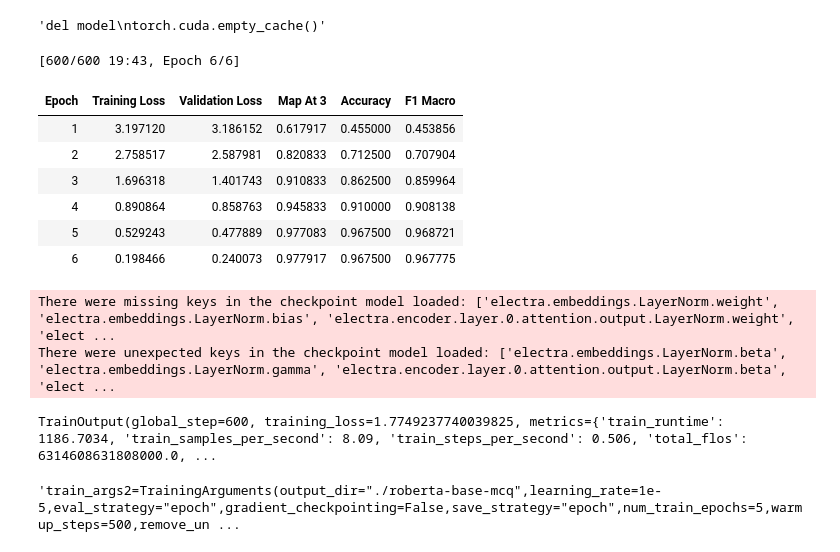
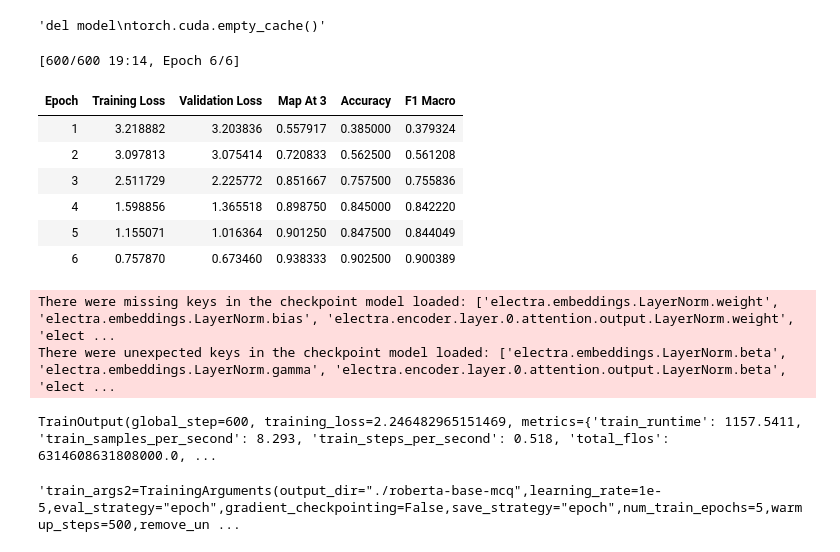
Before and after one commit to chay123-crypto/mcq-solver-transformers, a Jupyter notebook: DL-24f2002314-notebook-t22026.ipynb, the cells around one changed output. Cells and saved outputs as stored; diff of their text form; code cells hidden in the pictures.

```diff
--- a/DL-24f2002314-notebook-t22026.ipynb
+++ b/DL-24f2002314-notebook-t22026.ipynb
@@ -789,27 +789,27 @@ torch.cuda.empty_cache()"""
 # %%
 processed_train1.set_format(type="torch",columns=["input_ids","attention_mask","label"])
 processed_val1.set_format(type="torch",columns=["input_ids","attention_mask","label"])
 
 #processed_train2.set_format(type="torch",columns=["input_ids","attention_mask","label"])
 #processed_val2.set_format(type="torch",columns=["input_ids","attention_mask","label"])
 
-train_args1=TrainingArguments(output_dir="./electra-base-mcq",learning_rate=2e-5,eval_strategy="epoch",gradient_checkpointing=False,save_strategy="epoch",num_train_epochs=6,warmup_steps=500,remove_unused_columns=False,max_grad_norm=1.0,
+train_args1=TrainingArguments(output_dir="./electra-base-mcq",learning_rate=1e-5,eval_strategy="epoch",gradient_checkpointing=False,save_strategy="epoch",num_train_epochs=6,warmup_steps=500,remove_unused_columns=False,max_grad_norm=1.0,
                              fp16=False,weight_decay=0.01,logging_steps=10,metric_for_best_model="map_at_3",per_device_train_batch_size=8,per_device_eval_batch_size=8,load_best_model_at_end=True)
 
 trainer1=Trainer(model=model1,args=train_args1,train_dataset=processed_train1,eval_dataset=processed_val1,compute_metrics=compute_metrics)
 trainer1.train()
 # %% [output]
-[600/600 19:43, Epoch 6/6]
+[600/600 19:14, Epoch 6/6]
 | Epoch | Training Loss | Validation Loss | Map At 3 | Accuracy | F1 Macro |
-| 1 | 3.197120 | 3.186152 | 0.617917 | 0.455000 | 0.453856 |
-| 2 | 2.758517 | 2.587981 | 0.820833 | 0.712500 | 0.707904 |
-| 3 | 1.696318 | 1.401743 | 0.910833 | 0.862500 | 0.859964 |
-| 4 | 0.890864 | 0.858763 | 0.945833 | 0.910000 | 0.908138 |
-| 5 | 0.529243 | 0.477889 | 0.977083 | 0.967500 | 0.968721 |
-| 6 | 0.198466 | 0.240073 | 0.977917 | 0.967500 | 0.967775 |
+| 1 | 3.218882 | 3.203836 | 0.557917 | 0.385000 | 0.379324 |
+| 2 | 3.097813 | 3.075414 | 0.720833 | 0.562500 | 0.561208 |
+| 3 | 2.511729 | 2.225772 | 0.851667 | 0.757500 | 0.755836 |
+| 4 | 1.598856 | 1.365518 | 0.898750 | 0.845000 | 0.842220 |
+| 5 | 1.155071 | 1.016364 | 0.901250 | 0.847500 | 0.844049 |
+| 6 | 0.757870 | 0.673460 | 0.938333 | 0.902500 | 0.900389 |
 There were missing keys in the checkpoint model loaded: ['electra.embeddings.LayerNorm.weight', 'electra.embeddings.LayerNorm.bias', 'electra.encoder.layer.0.attention.output.LayerNorm.weight', 'elect ...
 There were unexpected keys in the checkpoint model loaded: ['electra.embeddings.LayerNorm.beta', 'electra.embeddings.LayerNorm.gamma', 'electra.encoder.layer.0.attention.output.LayerNorm.beta', 'elect ...
-TrainOutput(global_step=600, training_loss=1.7749237740039825, metrics={'train_runtime': 1186.7034, 'train_samples_per_second': 8.09, 'train_steps_per_second': 0.506, 'total_flos': 6314608631808000.0, ...
+TrainOutput(global_step=600, training_loss=2.246482965151469, metrics={'train_runtime': 1157.5411, 'train_samples_per_second': 8.293, 'train_steps_per_second': 0.518, 'total_flos': 6314608631808000.0, ...
 # %%
 """train_args2=TrainingArguments(output_dir="./roberta-base-mcq",learning_rate=1e-5,eval_strategy="epoch",gradient_checkpointing=False,save_strategy="epoch",num_train_epochs=5,warmup_steps=500,remove_unused_columns=False,max_grad_norm=1.0,
                              fp16=False,weight_decay=0.01,logging_steps=10,metric_for_best_model="map_at_3",per_device_train_batch_size=8,per_device_eval_batch_size=8,load_best_model_at_end=True)
```
Also changed, not shown: parts of 7 cells of this notebook.
